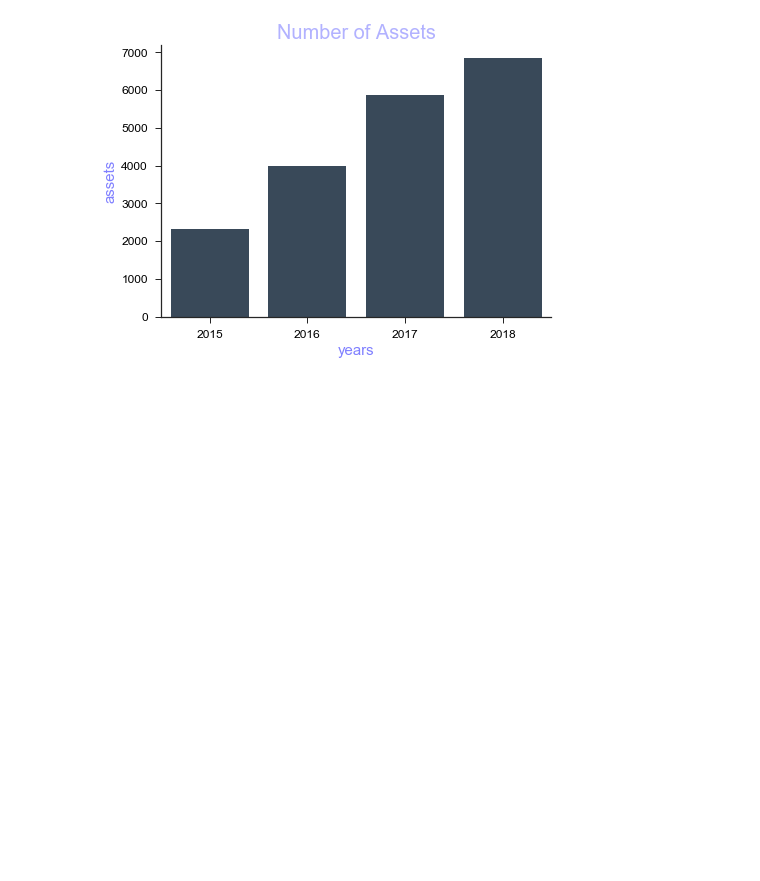
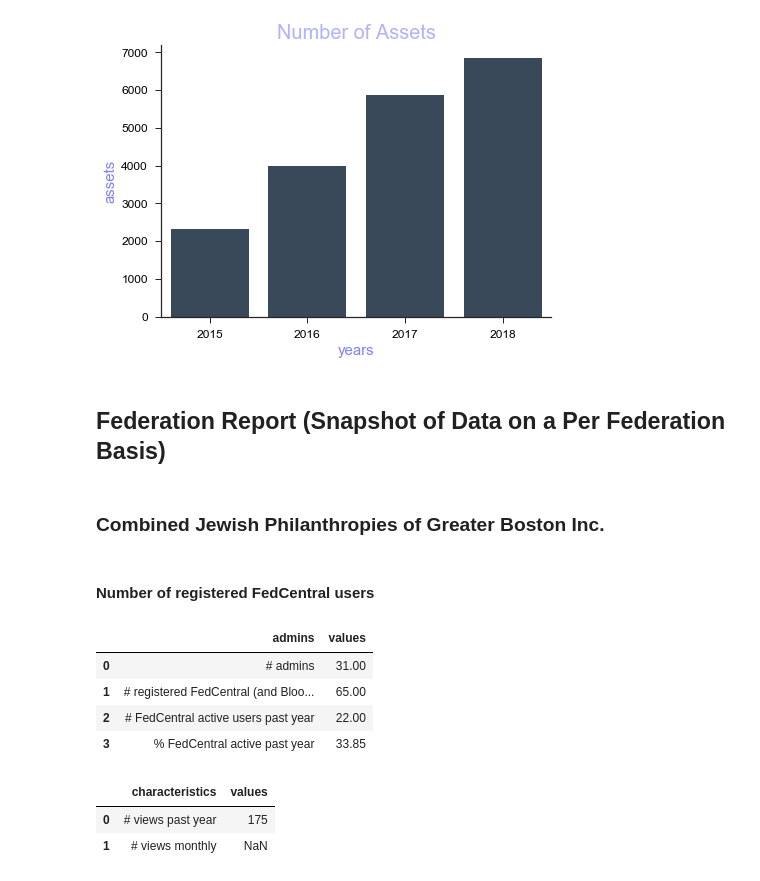
Before and after one commit to olga0503/DATA602hw1, a Jupyter notebook: FedCentral Analytics .ipynb, the cells around one changed output. Cells and saved outputs as stored; diff of their text form; code cells hidden in the pictures; blank space fills up the shorter version.

```diff
--- a/FedCentral Analytics .ipynb
+++ b/FedCentral Analytics .ipynb
@@ -658,3 +657,38 @@ g.set_ylabel("assets",size = 15,color="b",alpha=0.5)
 g.tick_params(labelsize=12,labelcolor="black")
 # %% [output]
 [figure]
+# %% [markdown]
+## Federation Report (Snapshot of Data on a Per Federation Basis)
+# %% [markdown]
+### Combined Jewish Philanthropies of Greater Boston Inc.
+# %% [markdown]
+#### Number of registered FedCentral users
+# %%
+table = pd.DataFrame(columns=['admins','values'])
+active_fedcentral = len(set(fedcentral_users_by_federation[(fedcentral_users_by_federation['Last Login']>'10/31/2017') &
+                                       (fedcentral_users_by_federation['Last Login']<'11/1/2018') &
+                                       (fedcentral_users_by_federation['code']=='22100')]['Email']))
+members_bloomfire_by_federation[members_bloomfire_by_federation['code']=='22100']
+total_fedcentral = len(set(fedcentral_users_by_federation[fedcentral_users_by_federation['code']=='22100']['Email']))
+table['admins'] = ['# admins','# registered FedCentral (and Bloomfire) users',
+                   '# FedCentral active users past year','% FedCentral active past year']
+table['values'] = [31, total_fedcentral, active_fedcentral, round(active_fedcentral*100/total_fedcentral,2)]
+table
+# %% [output]
+|  | admins | values |
+| 0 | # admins | 31.00 |
+| 1 | # registered FedCentral (and Bloo... | 65.00 |
+| 2 | # FedCentral active users past year | 22.00 |
+| 3 | % FedCentral active past year | 33.85 |
+# %%
+views_fed['Pageviews'] = views_fed['Pageviews'].str.replace(',','')
+views_fed['Pageviews'] = pd.to_numeric(views_fed['Pageviews'])
+
+table = pd.DataFrame()
+table['characteristics'] = ['# views past year','# views monthly']
+table['values'] = [views_fed[views_fed['code']=='22100']['Pageviews'].sum(), 'NaN']
+table
+# %% [output]
+|  | characteristics | values |
+| 0 | # views past year | 175 |
+| 1 | # views monthly | NaN |
```
Also changed, not shown: parts of 12 cells of this notebook.
